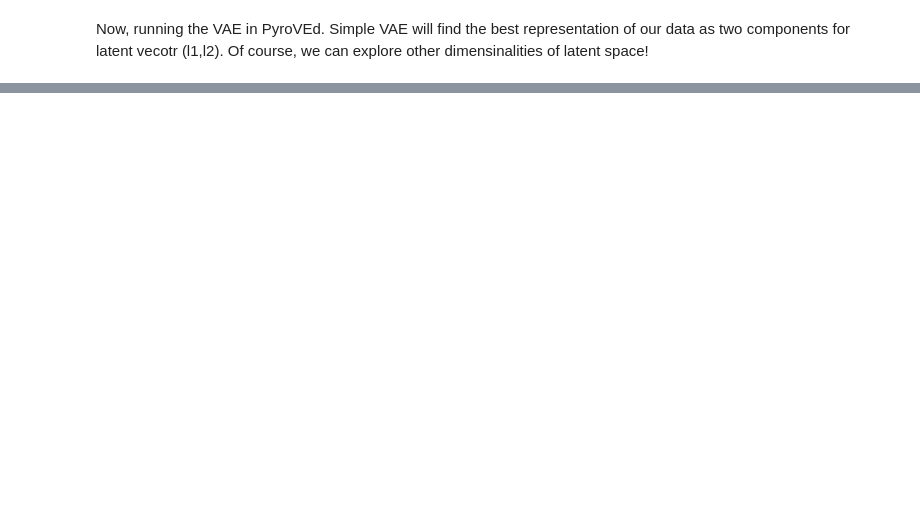
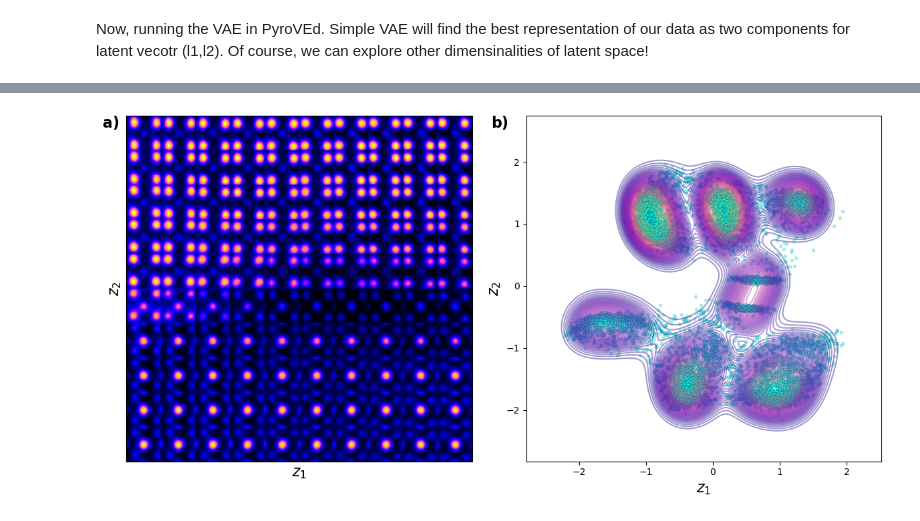
Before and after one commit to msa-em/variational-autoencoders, a Jupyter notebook: notebooks/VAE_notebook.ipynb, the cells around one changed output, grey strips where cells are left out. Cells and saved outputs as stored; diff of their text form; code cells hidden in the pictures; blank space fills up the shorter version.

```diff
--- a/notebooks/VAE_notebook.ipynb
+++ b/notebooks/VAE_notebook.ipynb
@@ -79,0 +255,32 @@ for e in range(10):
+# %%
+#| label: app:VAE_manifold_1
+# VAE_manifold_1
+
+fig, axes = plt.subplots(1, 2, figsize=(12, 6))
+
+# Generate and plot latent manifold
+manifold = generate_latent_manifold(n=10, decoder=vae_model.decode, target_size=(28, 28))
+axes[0].imshow(manifold, cmap="gnuplot2", origin="upper")
+
+axes[0].set_xlabel(r"$z_1$", fontsize=16, fontweight = "bold")
+axes[0].set_ylabel(r"$z_2$", fontsize=16, fontweight = "bold")
+axes[0].set_xticks([])
+axes[0].set_yticks([])
+
+# Add "a)" to the first subplot
+axes[0].text(-0.02, 1, 'a)', transform=axes[0].transAxes, fontsize=16, fontweight='bold', va='top', ha='right')
+
+# Scatter and KDE plot using sns
+sns.scatterplot(x=z1, y=z2, ax=axes[1], color="cyan", alpha=0.4, edgecolor="k", s=10)
+sns.kdeplot(x=z1, y=z2, ax=axes[1], cmap="plasma", levels=50, thresh=0.05, alpha=0.4, fill=False)
+
+axes[1].set_xlabel(r"$z_1$", fontsize=16, fontweight = "bold")
+axes[1].set_ylabel(r"$z_2$", fontsize=16, fontweight = "bold")
+
+# Add "b)" to the second subplot
+axes[1].text(-0.05, 1, 'b)', transform=axes[1].transAxes, fontsize=16, fontweight='bold', va='top', ha='right')
+
+plt.tight_layout()
+plt.show()
+# %% [output]
+[figure, added]
```
Also changed, not shown: parts of 19 cells of this notebook, 6 other files.
